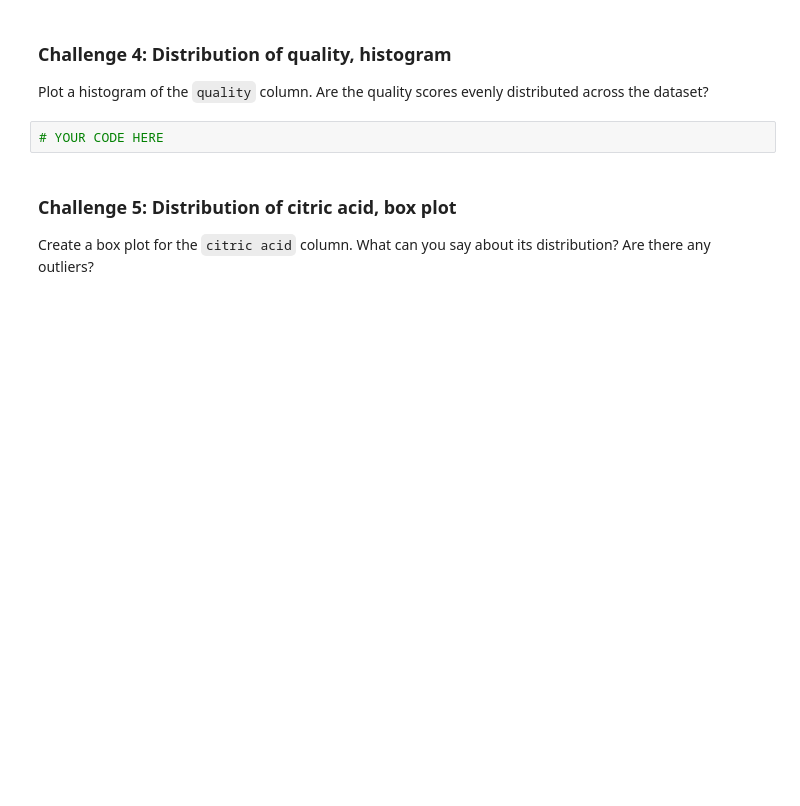
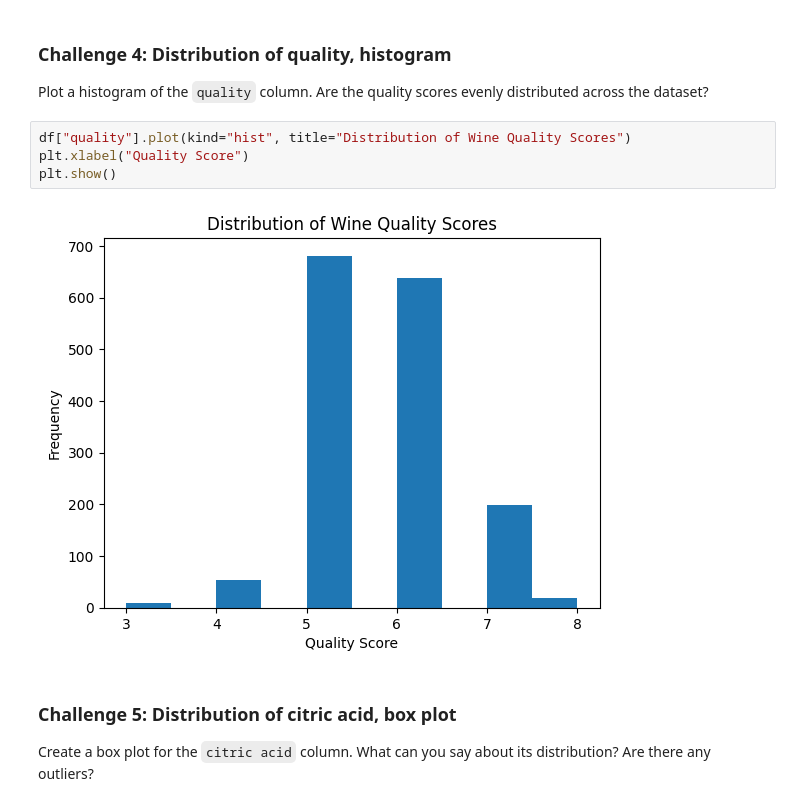
Before and after one commit to andrioliserena/pandas, a Jupyter notebook: 1_Pandas/03_Introduction_to_Visualization.ipynb, the cells around one changed output. Saved outputs shown, nothing was run; the diff lists cells and outputs as text; blank space fills up the shorter version.

```diff
--- a/1_Pandas/03_Introduction_to_Visualization.ipynb
+++ b/1_Pandas/03_Introduction_to_Visualization.ipynb
@@ -160,7 +204,11 @@ Create a scatter plot of `total_acidity` (y-axis) against `pH` (x-axis). Does th
 
 Plot a histogram of the `quality` column. Are the quality scores evenly distributed across the dataset?
 # %%
-# YOUR CODE HERE
+df["quality"].plot(kind="hist", title="Distribution of Wine Quality Scores")
+plt.xlabel("Quality Score")
+plt.show()
+# %% [output]
+[figure, added]
 # %% [markdown]
 ### Challenge 5: Distribution of citric acid, box plot
 
```
Also changed, not shown: parts of 12 cells of this notebook, 5 other files.
